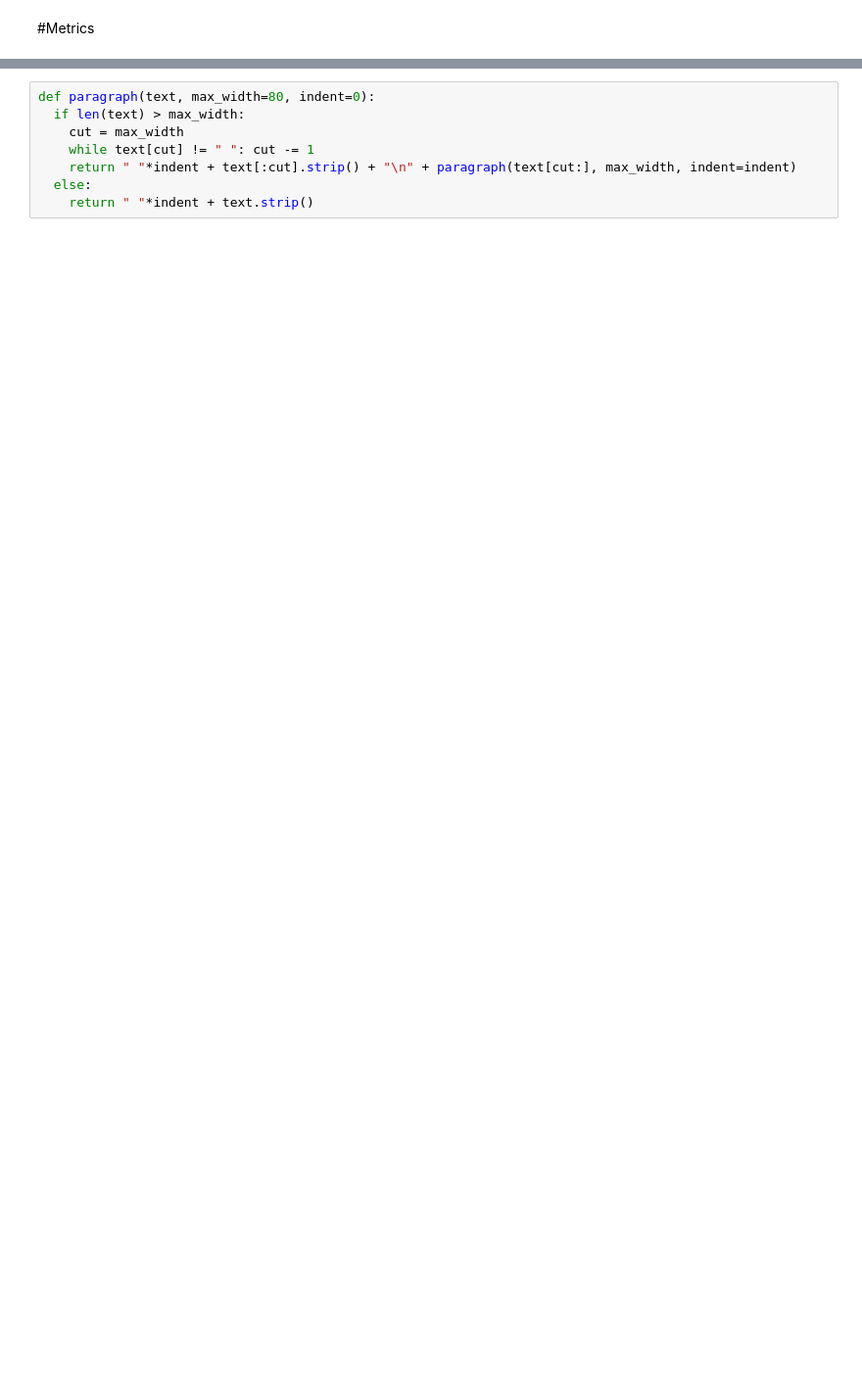
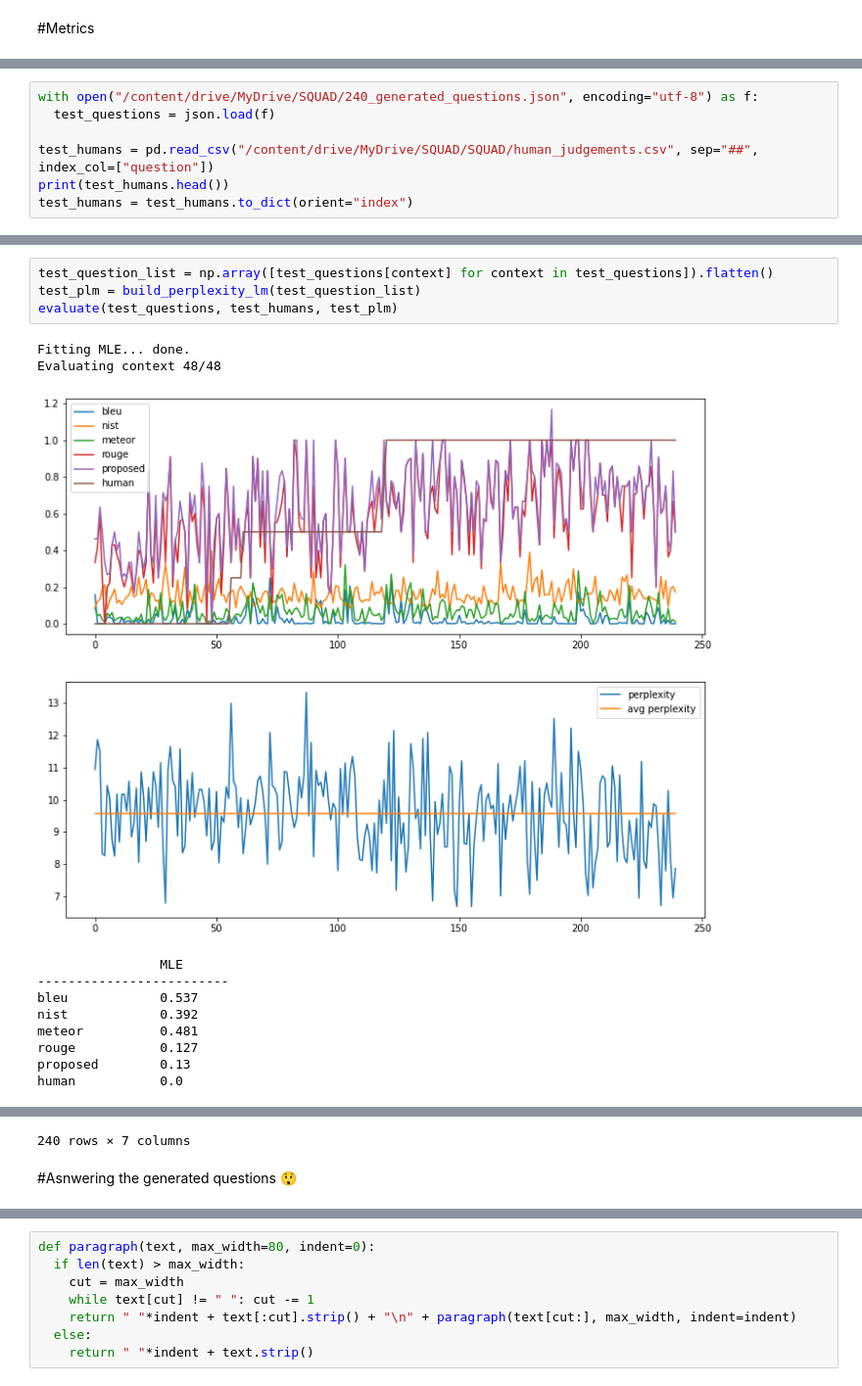
Before and after one commit to giuliofortini/NLP_SQuAD_Project, a Jupyter notebook: SQUAD_evaluating_questions.ipynb, the cells around one changed output, grey strips where cells are left out. Shown at 98% size. Drawn from its saved outputs; the diff is of its cells as text; blank space fills up the shorter version.

```diff
--- a/SQUAD_evaluating_questions.ipynb
+++ b/SQUAD_evaluating_questions.ipynb
@@ -72,0 +305,7 @@ Requirement already satisfied: click in /usr/local/lib/python3.6/dist-packages (
+# %%
+with open("/content/drive/MyDrive/SQUAD/240_generated_questions.json", encoding="utf-8") as f:
+  test_questions = json.load(f)
+
+test_humans = pd.read_csv("/content/drive/MyDrive/SQUAD/SQUAD/human_judgements.csv", sep="##", index_col=["question"])
+print(test_humans.head())
+test_humans = test_humans.to_dict(orient="index")
@@ -72,0 +322,16 @@ Requirement already satisfied: click in /usr/local/lib/python3.6/dist-packages (
+# %%
+test_question_list = np.array([test_questions[context] for context in test_questions]).flatten()
+test_plm = build_perplexity_lm(test_question_list)
+evaluate(test_questions, test_humans, test_plm)
+# %% [output]
+Fitting MLE... done.
+Evaluating context 48/48
+[figure, added]
+                MLE
+-------------------------
+bleu            0.537
+nist            0.392
+meteor          0.481
+rouge           0.127
+proposed        0.13
+human           0.0
@@ -72,0 +350,3 @@ Requirement already satisfied: click in /usr/local/lib/python3.6/dist-packages (
+240 rows × 7 columns
+# %% [markdown]
+#Asnwering the generated questions 😲
```
Also changed, not shown: parts of 39 cells of this notebook.
